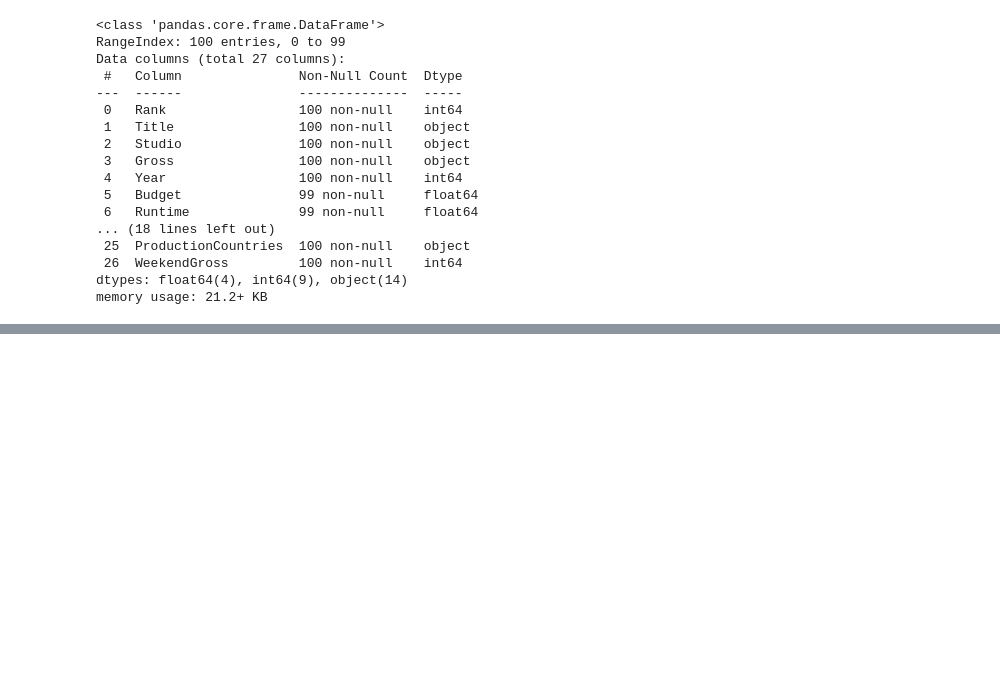
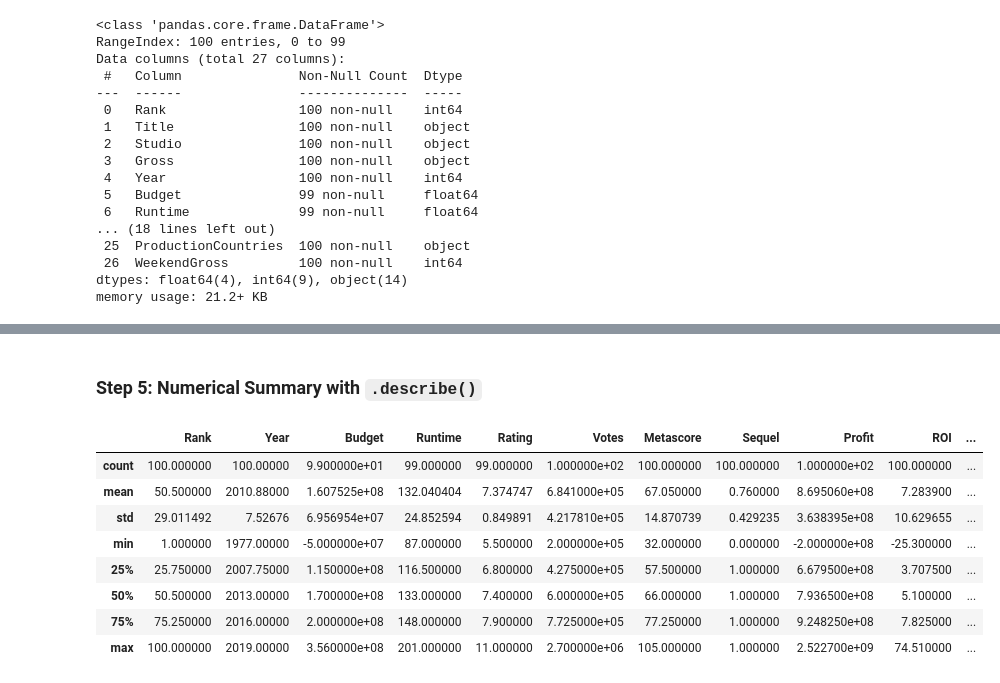
Before and after one commit to ThinkAlgoClub/data-analyst-accelerator, a Jupyter notebook: pandas/DA001-LoadingDataAndFirstInspection.ipynb, the cells around one changed output, grey strips where cells are left out. Drawn from its saved outputs; the diff is of its cells as text; code cells hidden in the pictures; blank space fills up the shorter version.

```diff
--- a/pandas/DA001-LoadingDataAndFirstInspection.ipynb
+++ b/pandas/DA001-LoadingDataAndFirstInspection.ipynb
@@ -133,0 +140,14 @@ memory usage: 21.2+ KB
+# %% [markdown]
+### Step 5: Numerical Summary with `.describe()`
+# %%
+movies.describe()  # descriptive statistics
+# %% [output]
+|  | Rank | Year | Budget | Runtime | Rating | Votes | Metascore | Sequel | Profit | ROI | ... |
+| count | 100.000000 | 100.00000 | 9.900000e+01 | 99.000000 | 99.000000 | 1.000000e+02 | 100.000000 | 100.000000 | 1.000000e+02 | 100.000000 | ... |
+| mean | 50.500000 | 2010.88000 | 1.607525e+08 | 132.040404 | 7.374747 | 6.841000e+05 | 67.050000 | 0.760000 | 8.695060e+08 | 7.283900 | ... |
+| std | 29.011492 | 7.52676 | 6.956954e+07 | 24.852594 | 0.849891 | 4.217810e+05 | 14.870739 | 0.429235 | 3.638395e+08 | 10.629655 | ... |
+| min | 1.000000 | 1977.00000 | -5.000000e+07 | 87.000000 | 5.500000 | 2.000000e+05 | 32.000000 | 0.000000 | -2.000000e+08 | -25.300000 | ... |
+| 25% | 25.750000 | 2007.75000 | 1.150000e+08 | 116.500000 | 6.800000 | 4.275000e+05 | 57.500000 | 1.000000 | 6.679500e+08 | 3.707500 | ... |
+| 50% | 50.500000 | 2013.00000 | 1.700000e+08 | 133.000000 | 7.400000 | 6.000000e+05 | 66.000000 | 1.000000 | 7.936500e+08 | 5.100000 | ... |
+| 75% | 75.250000 | 2016.00000 | 2.000000e+08 | 148.000000 | 7.900000 | 7.725000e+05 | 77.250000 | 1.000000 | 9.248250e+08 | 7.825000 | ... |
+| max | 100.000000 | 2019.00000 | 3.560000e+08 | 201.000000 | 11.000000 | 2.700000e+06 | 105.000000 | 1.000000 | 2.522700e+09 | 74.510000 | ... |
```
Also changed, not shown: parts of 24 cells of this notebook, 1 other file.
